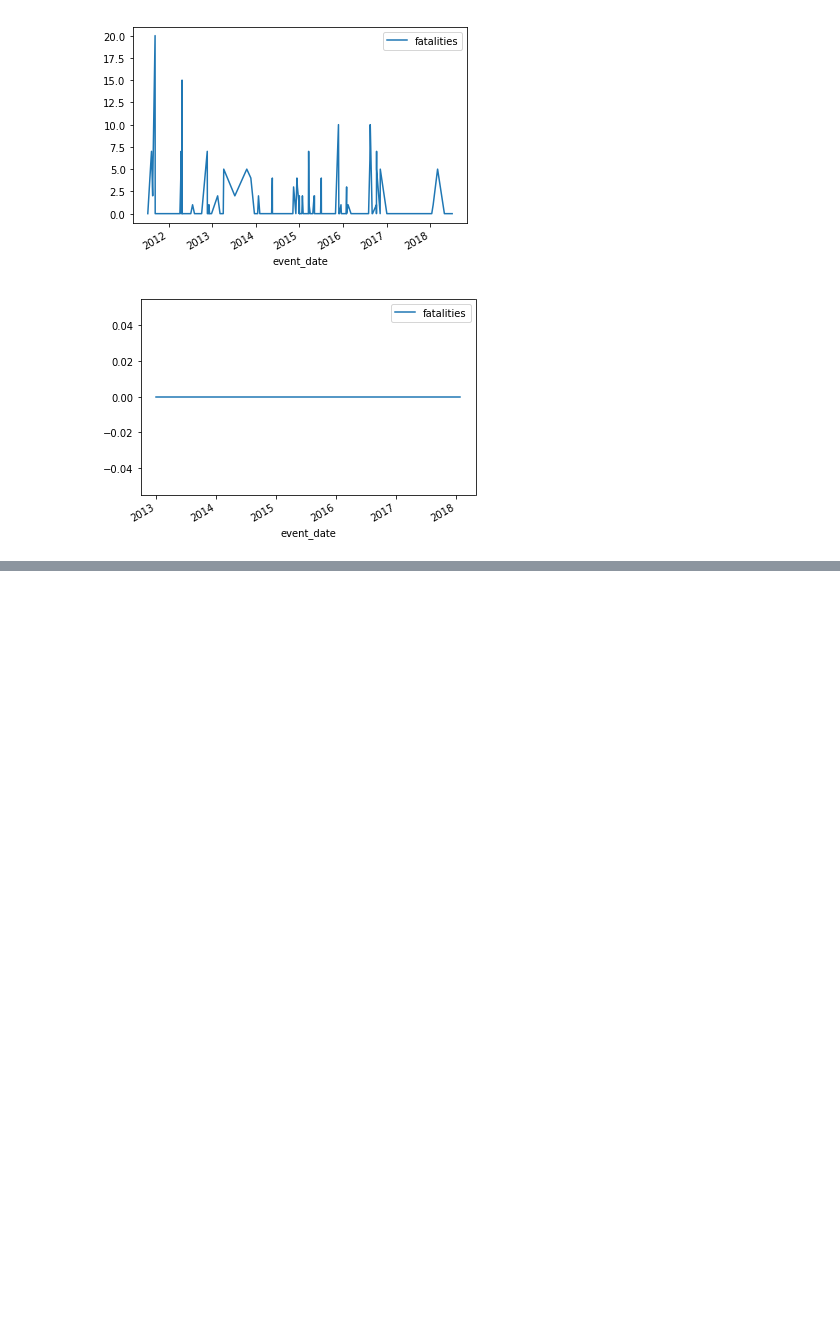
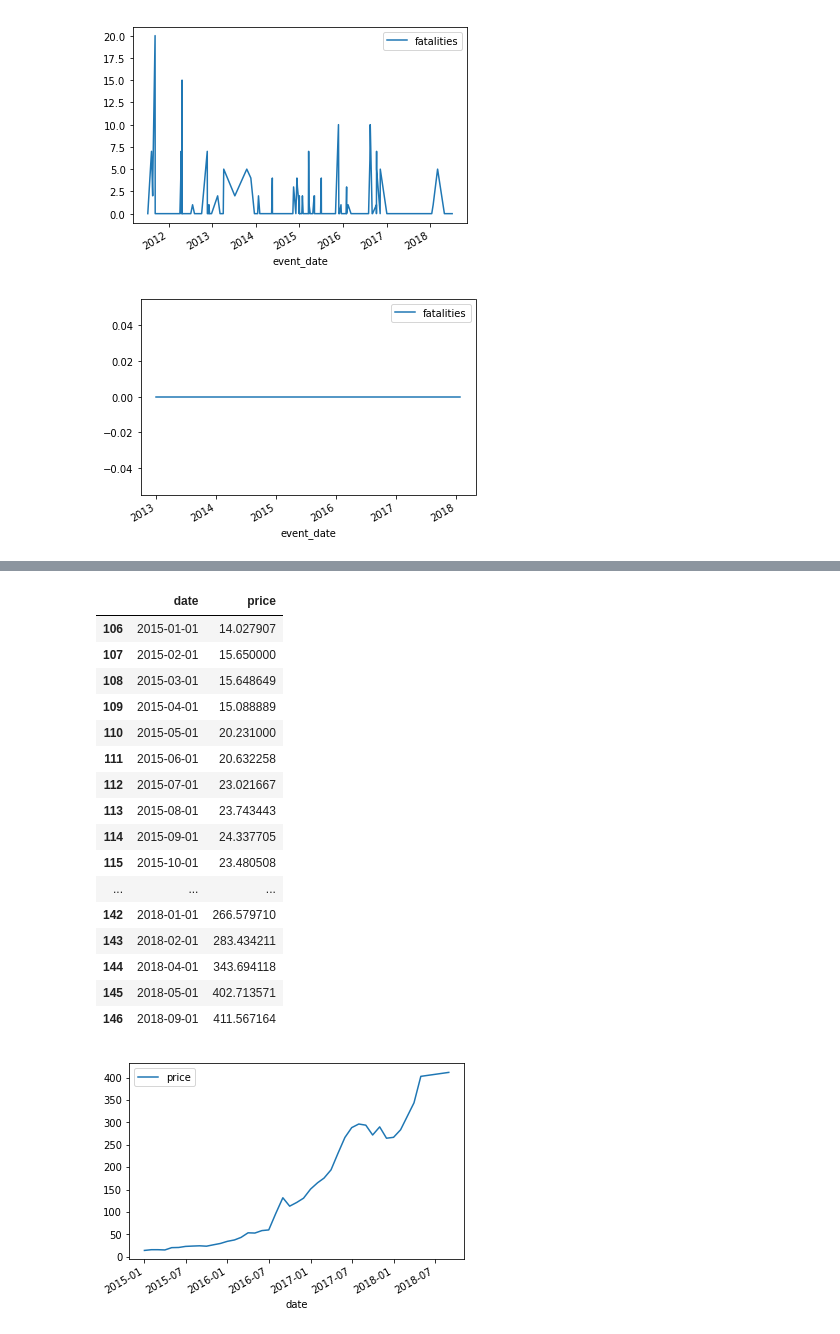
Before and after one commit to thechib12/datascience_project, a Jupyter notebook: project.ipynb, the cells around one changed output, grey strips where cells are left out. Cells and saved outputs as stored; diff of their text form; code cells hidden in the pictures; blank space fills up the shorter version.

```diff
--- a/project.ipynb
+++ b/project.ipynb
@@ -154,0 +236,42 @@ for item in foodarray:
+# %%
+# Food assumptions: All different types of food are eaten equally
+
+normalized_foods = []
+
+for item in pd.unique(df_food['cmname']):
+    df_tmp = df_food.loc[df_food['cmname'] == item]
+    if df_tmp.shape[0] > 120:
+#         df_tmp['price'] = df_tmp['price']/df_tmp['price'].max()
+        normalized_foods.append(df_tmp)
+
+
+df_norm = pd.concat(normalized_foods)
+
+df_norm = df_norm[['date', 'price']]
+df_norm = df_norm.groupby(['date']).mean()
+df_norm.reset_index(inplace=True)
+df_norm['date'] = pd.to_datetime(df_norm['date'], format='%Y-%m-%d').apply(lambda x: x.strftime('%Y-%m'))
+df_norm['date'] = pd.to_datetime(df_norm['date'])
+df_norm = df_norm.loc[df_norm['date'] > '2014-12']
+df_norm.plot(x='date', y='price')
+
+df_norm
+# %% [output]
+|  | date | price |
+| 106 | 2015-01-01 | 14.027907 |
+| 107 | 2015-02-01 | 15.650000 |
+| 108 | 2015-03-01 | 15.648649 |
+| 109 | 2015-04-01 | 15.088889 |
+| 110 | 2015-05-01 | 20.231000 |
+| 111 | 2015-06-01 | 20.632258 |
+| 112 | 2015-07-01 | 23.021667 |
+| 113 | 2015-08-01 | 23.743443 |
+| 114 | 2015-09-01 | 24.337705 |
+| 115 | 2015-10-01 | 23.480508 |
+| ... | ... | ... |
+| 142 | 2018-01-01 | 266.579710 |
+| 143 | 2018-02-01 | 283.434211 |
+| 144 | 2018-04-01 | 343.694118 |
+| 145 | 2018-05-01 | 402.713571 |
+| 146 | 2018-09-01 | 411.567164 |
+[figure, added]
```
Also changed, not shown: parts of 13 cells of this notebook.
